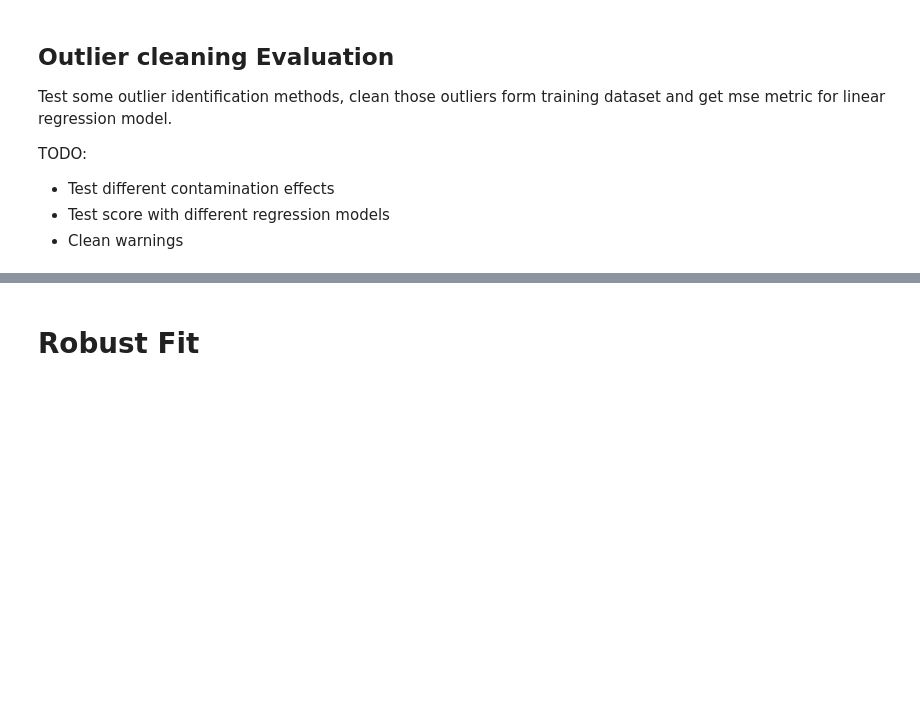
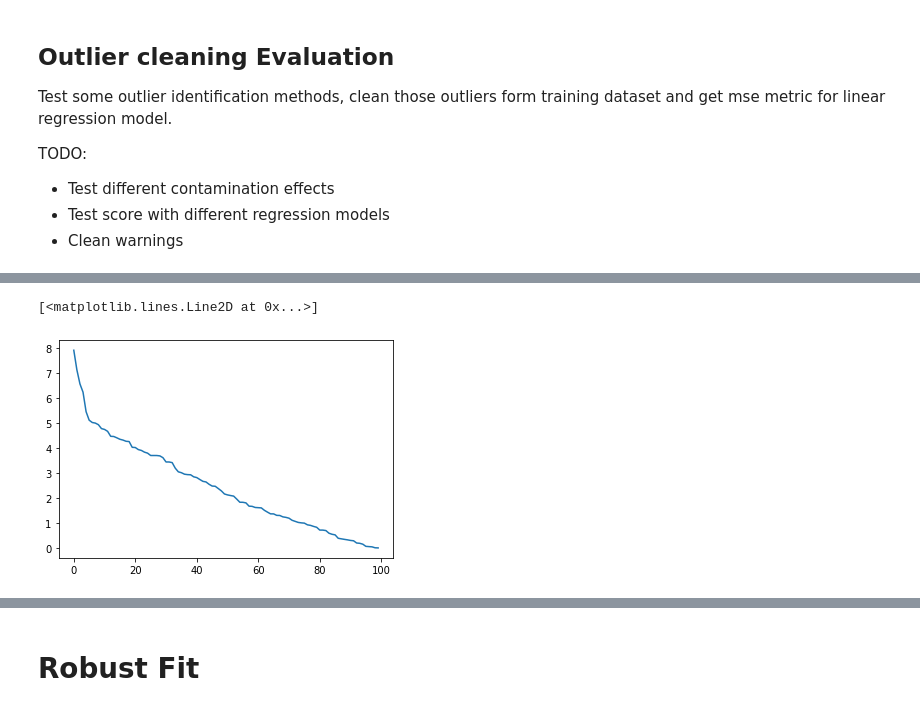
Before and after one commit to dysby/aaut, a Jupyter notebook: regression_prob2.ipynb, the cells around one changed output, grey strips where cells are left out. Saved outputs shown, nothing was run; the diff lists cells and outputs as text; code cells hidden in the pictures; blank space fills up the shorter version.

```diff
--- a/regression_prob2.ipynb
+++ b/regression_prob2.ipynb
@@ -115,0 +139,6 @@ mahal.sort_values("mahal").reset_index(drop=True)[4:94].plot()
+# %%
+dist = np.sqrt(np.square(y_train - y_train.mean()))
+plt.plot(np.sort(dist, axis=0)[::-1])
+# %% [output]
+[<matplotlib.lines.Line2D at 0x...>]
+[figure, added]
```
Also changed, not shown: parts of 29 cells of this notebook.
